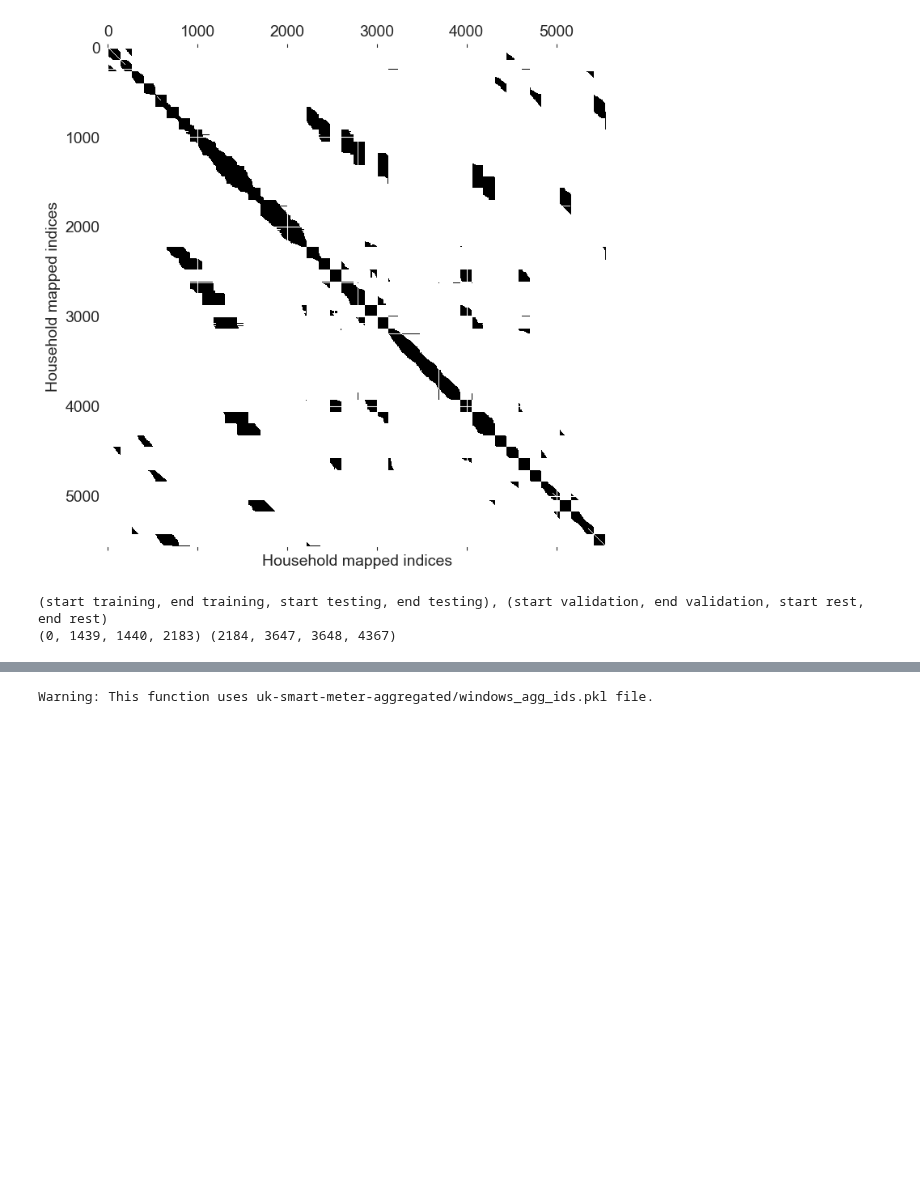
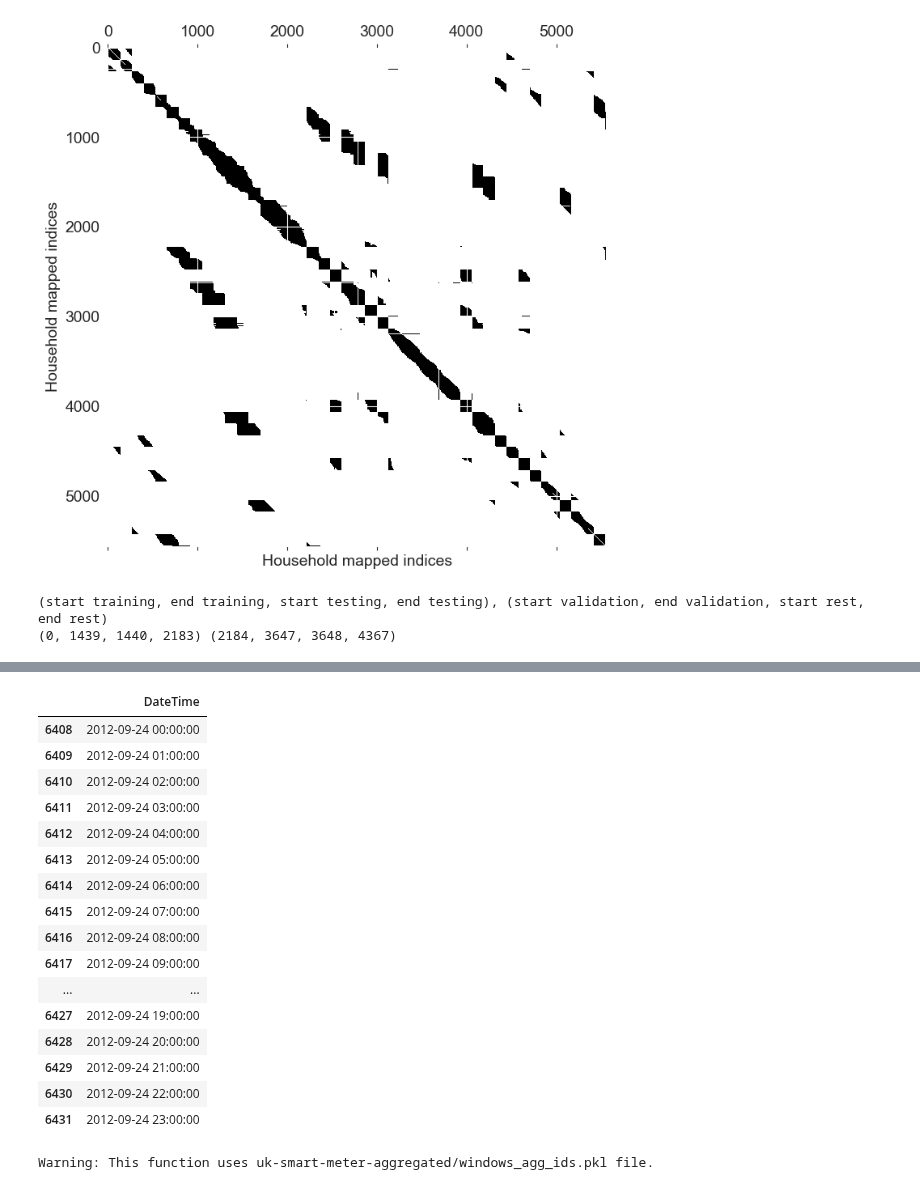
Before and after one commit to spetznick/ml4gd-project-group-3, a Jupyter notebook: compare_results.ipynb, the cells around one changed output, grey strips where cells are left out. Drawn from its saved outputs; the diff is of its cells as text; code cells hidden in the pictures; blank space fills up the shorter version.

```diff
--- a/compare_results.ipynb
+++ b/compare_results.ipynb
@@ -84,3 +90,23 @@ print(train_test_blocks, validation_data)
+# %%
+df[df['DateTime'].dt.date==pd.to_datetime('2012-09-24').date()]
+# %% [output]
+|  | DateTime |
+| 6408 | 2012-09-24 00:00:00 |
+| 6409 | 2012-09-24 01:00:00 |
+| 6410 | 2012-09-24 02:00:00 |
+| 6411 | 2012-09-24 03:00:00 |
+| 6412 | 2012-09-24 04:00:00 |
+| 6413 | 2012-09-24 05:00:00 |
+| 6414 | 2012-09-24 06:00:00 |
+| 6415 | 2012-09-24 07:00:00 |
+| 6416 | 2012-09-24 08:00:00 |
+| 6417 | 2012-09-24 09:00:00 |
+| ... | ... |
+| 6427 | 2012-09-24 19:00:00 |
+| 6428 | 2012-09-24 20:00:00 |
+| 6429 | 2012-09-24 21:00:00 |
+| 6430 | 2012-09-24 22:00:00 |
+| 6431 | 2012-09-24 23:00:00 |
 # %%
 val_dataset = utils.TemporalGraphDataset(adjacency_matrix, df_agg)
 for b, window_idx in enumerate(validation_batch_windows):
```
Also changed, not shown: parts of 2 cells of this notebook, 1 other file.
